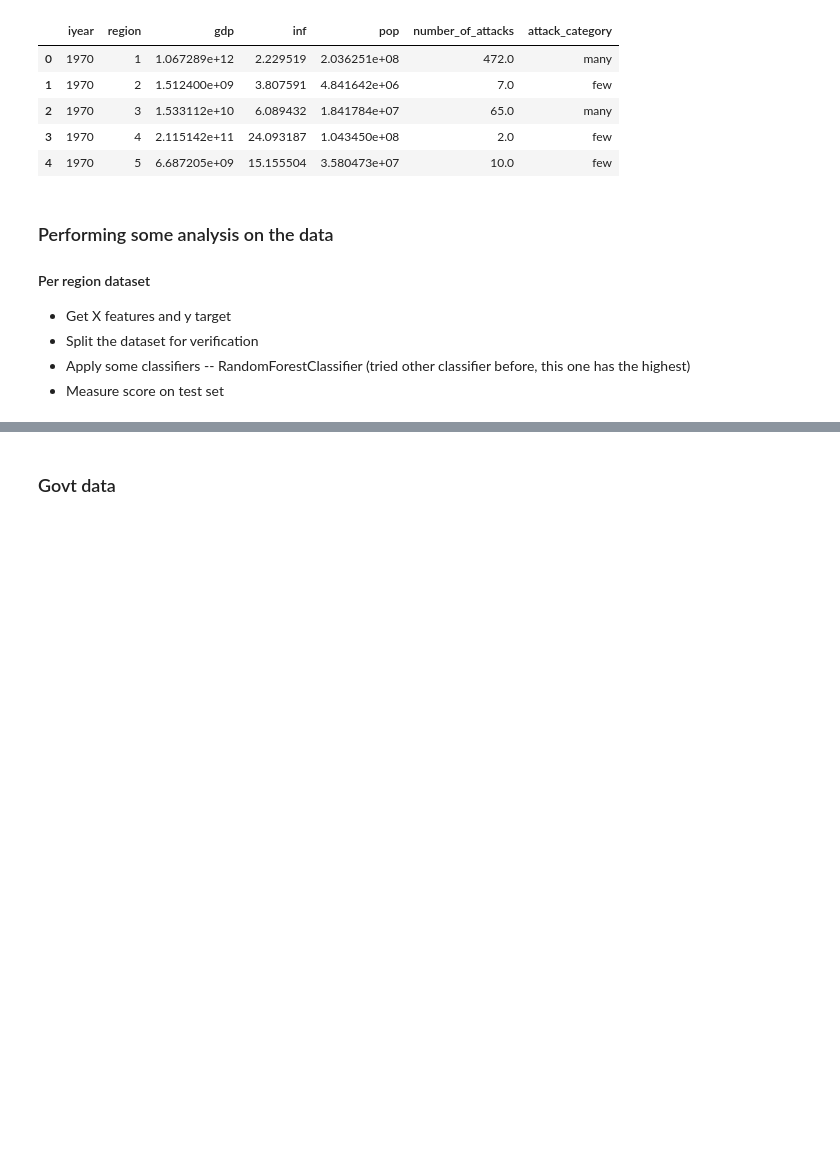
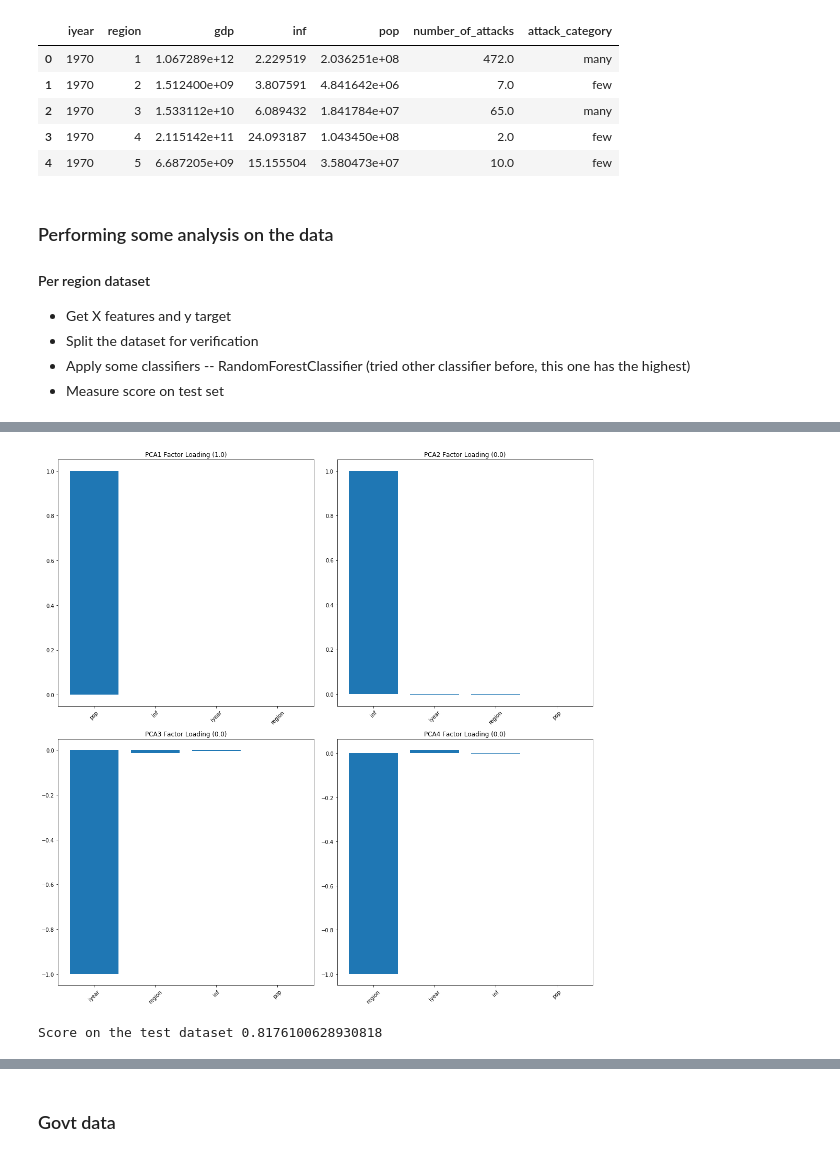
Before and after one commit to ninnzz/cs297_1, a Jupyter notebook: notebooks/Terrorism Data.ipynb, the cells around one changed output, grey strips where cells are left out. Cells and saved outputs as stored; diff of their text form; code cells hidden in the pictures; blank space fills up the shorter version.

```diff
--- a/notebooks/Terrorism Data.ipynb
+++ b/notebooks/Terrorism Data.ipynb
@@ -250,0 +267,10 @@ The score of `0.8176100628930818` is not that far from `0.8238993710691824` (wit
+# %%
+X = eco_year_region[['iyear', 'region', 'inf', 'pop']]
+y = eco_year_region['attack_category']
+
+# Removing the gdp feature
+# n_estimator @ 30 gives the highest prediction result
+perform_classifier_with_PCA(X, y, 4, 30)
+# %% [output]
+[figure, added]
+Score on the test dataset 0.8176100628930818
```
Also changed, not shown: parts of 36 cells of this notebook.
